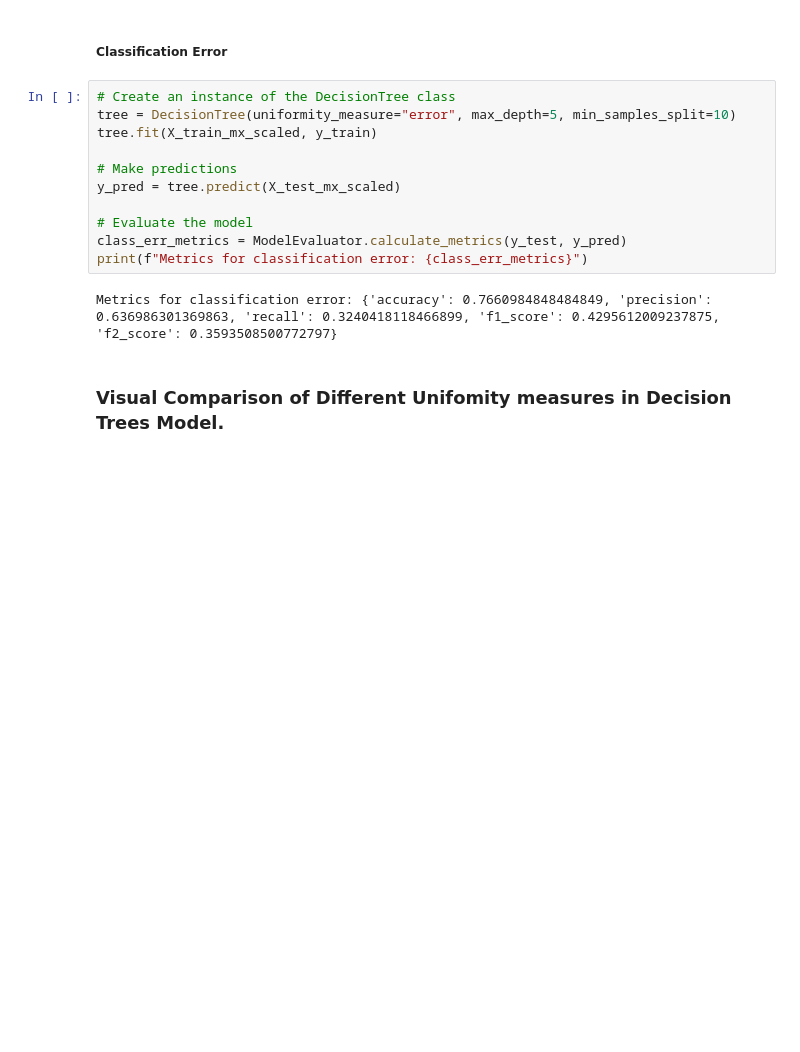
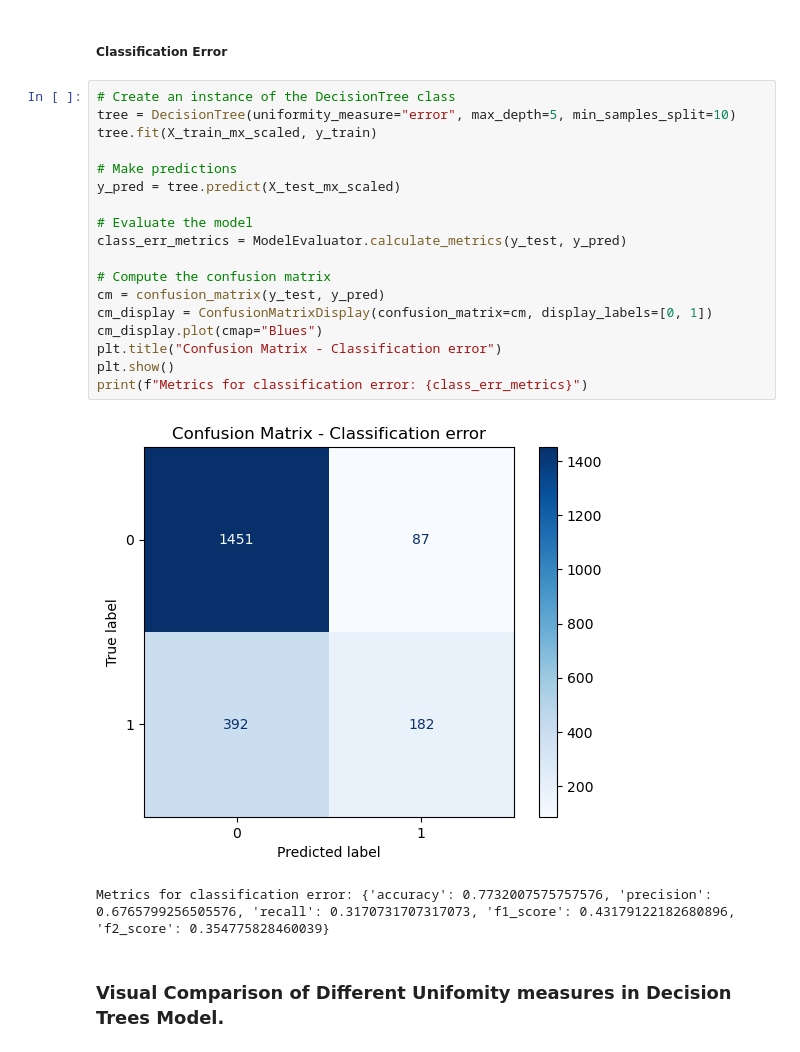
Before and after one commit to asaid03/churn-prediction, a Jupyter notebook: churn_prediction_modeling.ipynb, the cells around one changed output. Saved outputs shown, nothing was run; the diff lists cells and outputs as text; blank space fills up the shorter version.

```diff
--- a/churn_prediction_modeling.ipynb
+++ b/churn_prediction_modeling.ipynb
@@ -573,16 +601,24 @@ Metrics for entropy: {'accuracy': 0.7888257575757576, 'precision': 0.61594202898
 # %%
 # Create an instance of the DecisionTree class
 tree = DecisionTree(uniformity_measure="error", max_depth=5, min_samples_split=10)
 tree.fit(X_train_mx_scaled, y_train)
 
 # Make predictions
 y_pred = tree.predict(X_test_mx_scaled)
 
 # Evaluate the model
 class_err_metrics = ModelEvaluator.calculate_metrics(y_test, y_pred)
+
+# Compute the confusion matrix
+cm = confusion_matrix(y_test, y_pred)
+cm_display = ConfusionMatrixDisplay(confusion_matrix=cm, display_labels=[0, 1])
+cm_display.plot(cmap="Blues")
+plt.title("Confusion Matrix - Classification error")
+plt.show()
 print(f"Metrics for classification error: {class_err_metrics}")
 # %% [output]
+[figure, added]
-Metrics for classification error: {'accuracy': 0.7660984848484849, 'precision': 0.636986301369863, 'recall': 0.3240418118466899, 'f1_score': 0.4295612009237875, 'f2_score': 0.3593508500772797}
+Metrics for classification error: {'accuracy': 0.7732007575757576, 'precision': 0.6765799256505576, 'recall': 0.3170731707317073, 'f1_score': 0.43179122182680896, 'f2_score': 0.354775828460039}
 # %% [markdown]
 ### Visual Comparison of Different Unifomity measures in Decision Trees Model.
 # %%
```
Also changed, not shown: parts of 5 cells of this notebook, 3 other files.
